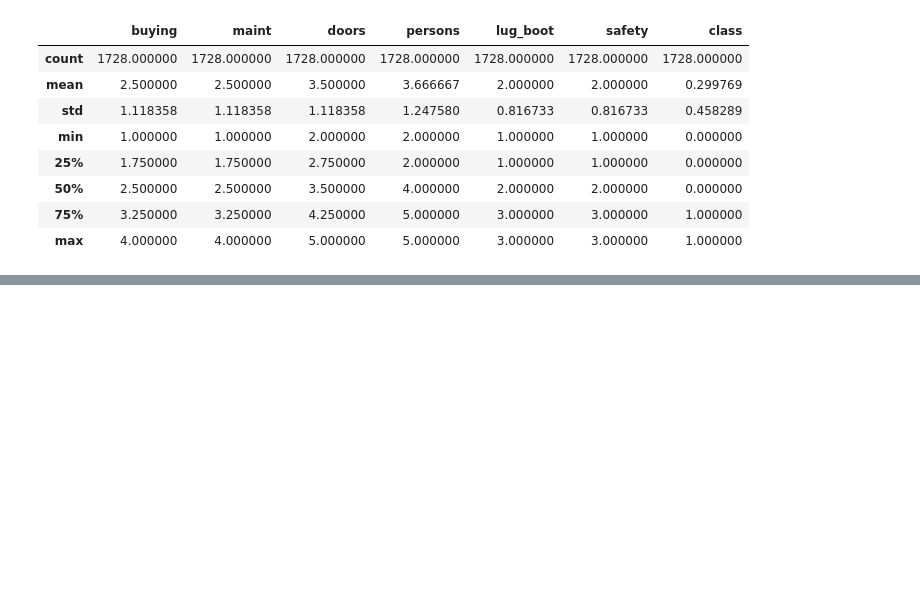
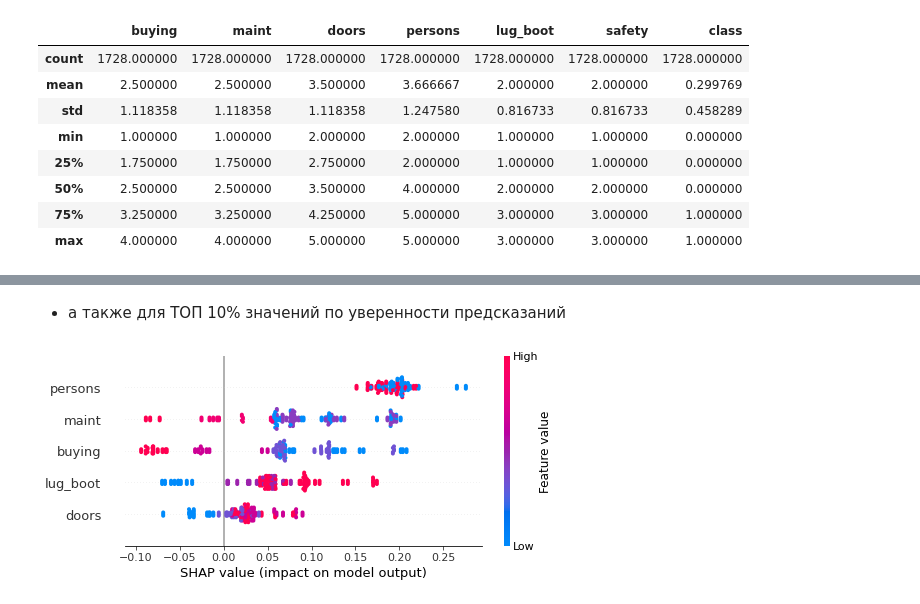
Before and after one commit to WiZor1/ML_in_business, a Jupyter notebook: MLiB_HW7.ipynb, the cells around one changed output, grey strips where cells are left out. Saved outputs shown, nothing was run; the diff lists cells and outputs as text; code cells hidden in the pictures; blank space fills up the shorter version.

```diff
--- a/MLiB_HW7.ipynb
+++ b/MLiB_HW7.ipynb
@@ -177,0 +165,6 @@ shap.summary_plot(shap_values, X)
+# %% [markdown]
+* а также для ТОП 10% значений по уверенности предсказаний
+# %%
+shap.summary_plot(shap_values[mask_10, :], X.loc[mask_10])
+# %% [output]
+[figure, added]
```
Also changed, not shown: parts of 12 cells of this notebook.
